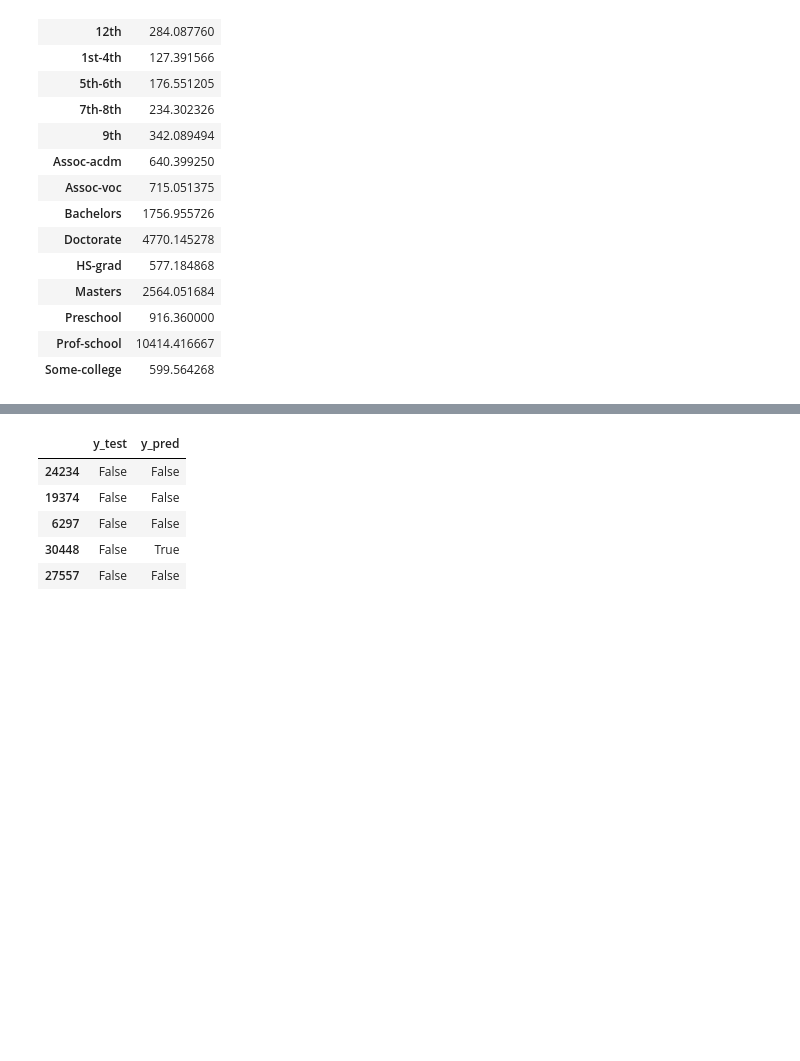
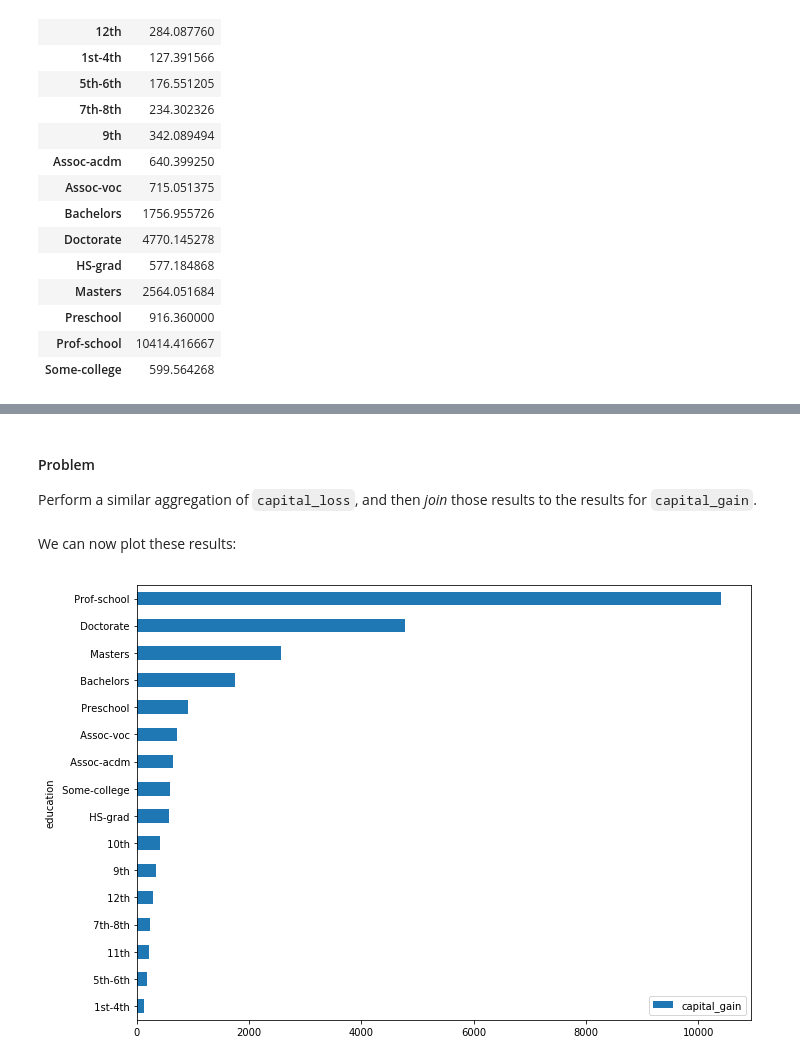
Before and after one commit to lermana/python_fundamentals, a Jupyter notebook: part_2.ipynb, the cells around one changed output, grey strips where cells are left out. Cells and saved outputs as stored; diff of their text form; code cells hidden in the pictures; blank space fills up the shorter version.

```diff
--- a/part_2.ipynb
+++ b/part_2.ipynb
@@ -776,9 +417,0 @@ y_test["y_pred"] = y_pred
-# %%
-y_test.head()
-# %% [output]
-|  | y_test | y_pred |
-| 24234 | False | False |
-| 19374 | False | False |
-| 6297 | False | False |
-| 30448 | False | True |
-| 27557 | False | False |
@@ -786,0 +418,14 @@ y_test.to_csv("y_test.csv")
+# %% [markdown]
+#### Problem
+
+Perform a similar aggregation of `capital_loss`, and then _join_ those results to the results for `capital_gain`.
+# %% [markdown]
+We can now plot these results:
+# %%
+ax = data[["education", "capital_gain"]
+          ].groupby(["education"]
+          ).mean(
+          ).sort_values("capital_gain"
+          ).plot.barh(figsize=(11, 8))
+# %% [output]
+[figure, added]
```
Also changed, not shown: parts of 92 cells of this notebook.
